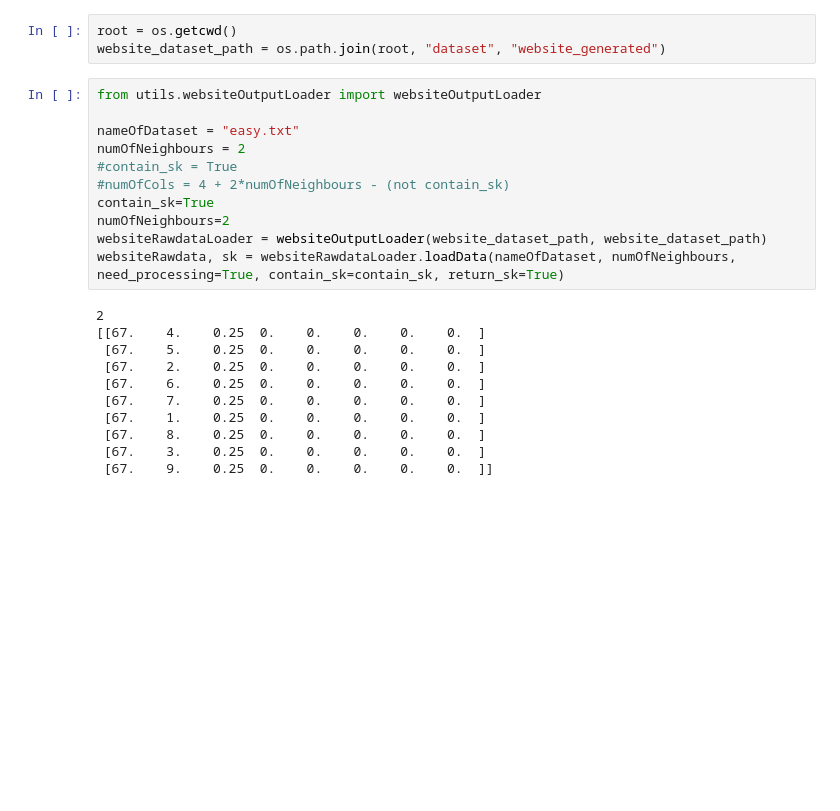
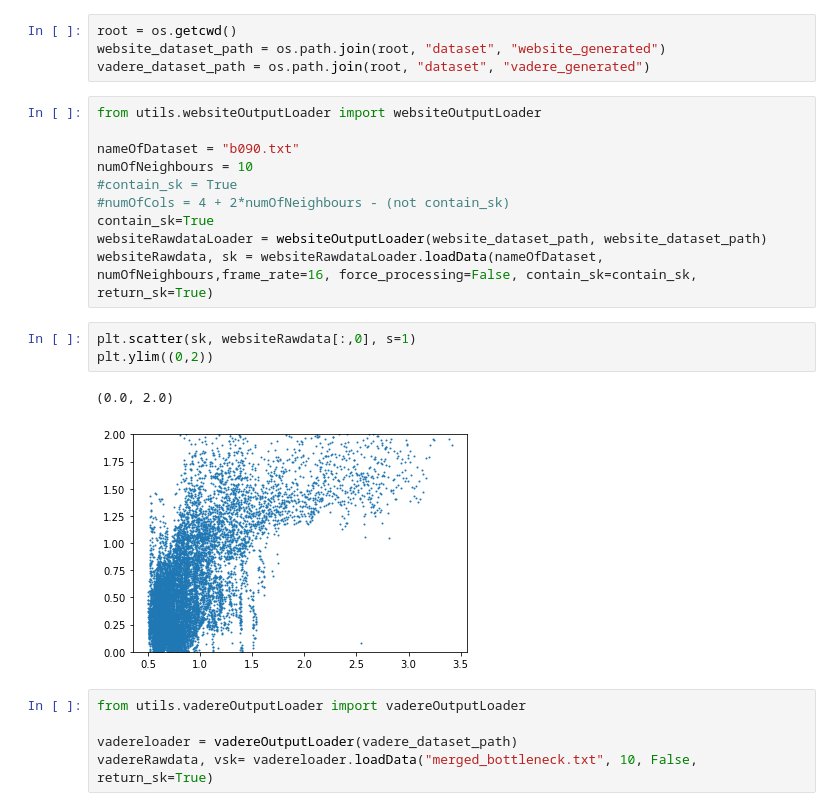
Before and after one commit to Linnore/MLCMS-Final-Project, a Jupyter notebook: testingWebsiteDataLoader.ipynb, the cells around one changed output. Saved outputs shown, nothing was run; the diff lists cells and outputs as text; blank space fills up the shorter version.

```diff
--- a/testingWebsiteDataLoader.ipynb
+++ b/testingWebsiteDataLoader.ipynb
@@ -12,25 +15,25 @@ import pandas as pd
 # %%
 root = os.getcwd()
 website_dataset_path = os.path.join(root, "dataset", "website_generated")
+vadere_dataset_path = os.path.join(root, "dataset", "vadere_generated")
 # %%
 from utils.websiteOutputLoader import websiteOutputLoader
 
-nameOfDataset = "easy.txt"
-numOfNeighbours = 2
+nameOfDataset = "b090.txt"
+numOfNeighbours = 10
 #contain_sk = True
 #numOfCols = 4 + 2*numOfNeighbours - (not contain_sk)
 contain_sk=True
-numOfNeighbours=2
 websiteRawdataLoader = websiteOutputLoader(website_dataset_path, website_dataset_path)
-websiteRawdata, sk = websiteRawdataLoader.loadData(nameOfDataset, numOfNeighbours, need_processing=True, contain_sk=contain_sk, return_sk=True)
+websiteRawdata, sk = websiteRawdataLoader.loadData(nameOfDataset, numOfNeighbours,frame_rate=16, force_processing=False, contain_sk=contain_sk, return_sk=True)
-# %% [output]
-2
-[[67.    4.    0.25  0.    0.    0.    0.    0.  ]
- [67.    5.    0.25  0.    0.    0.    0.    0.  ]
- [67.    2.    0.25  0.    0.    0.    0.    0.  ]
- [67.    6.    0.25  0.    0.    0.    0.    0.  ]
- [67.    7.    0.25  0.    0.    0.    0.    0.  ]
- [67.    1.    0.25  0.    0.    0.    0.    0.  ]
- [67.    8.    0.25  0.    0.    0.    0.    0.  ]
- [67.    3.    0.25  0.    0.    0.    0.    0.  ]
- [67.    9.    0.25  0.    0.    0.    0.    0.  ]]
+# %%
+plt.scatter(sk, websiteRawdata[:,0], s=1)
+plt.ylim((0,2))
+# %% [output]
+(0.0, 2.0)
+[figure, added]
+# %%
+from utils.vadereOutputLoader import vadereOutputLoader
+
+vadereloader = vadereOutputLoader(vadere_dataset_path)
+vadereRawdata, vsk= vadereloader.loadData("merged_bottleneck.txt", 10, False, return_sk=True)
```
Also changed, not shown: parts of 2 cells of this notebook, 2 other files.
